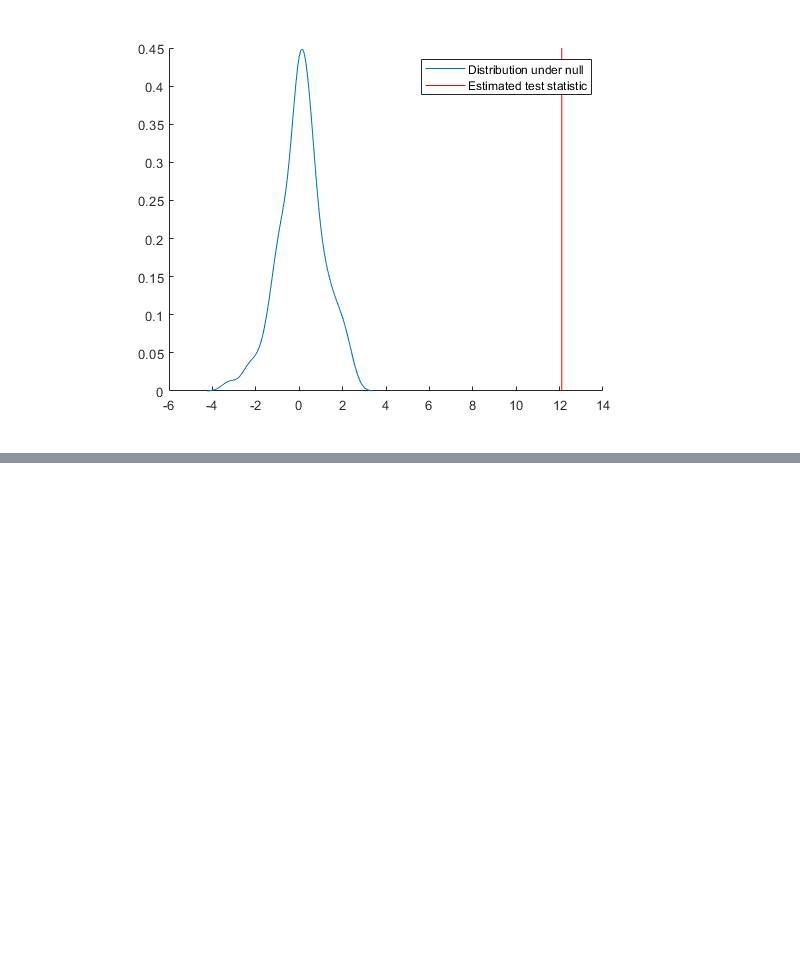
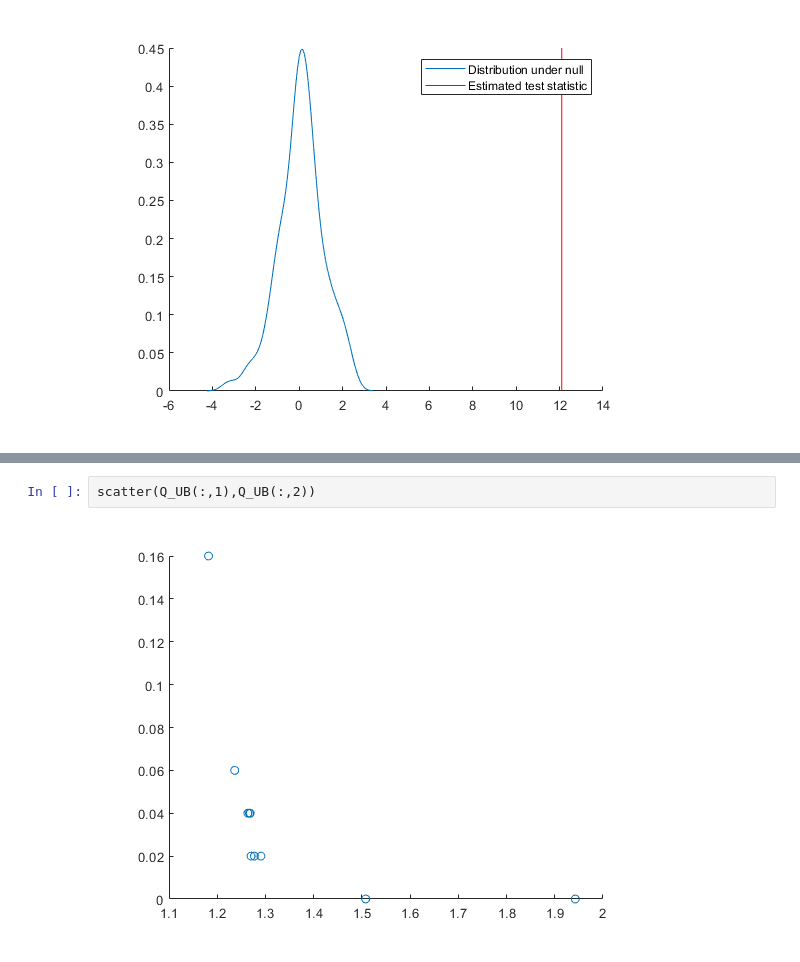
Before and after one commit to andrewzeitlin/RI_CI, a Jupyter notebook: m/RI CI matlab demo.ipynb, the cells around one changed output, grey strips where cells are left out. Saved outputs shown, nothing was run; the diff lists cells and outputs as text; blank space fills up the shorter version.

```diff
--- a/m/RI CI matlab demo.ipynb
+++ b/m/RI CI matlab demo.ipynb
@@ -102,0 +115,4 @@ ans =
+# %%
+scatter(Q_UB(:,1),Q_UB(:,2))
+# %% [output]
+[figure, added]
```
Also changed, not shown: parts of 5 cells of this notebook, 1 other file.
